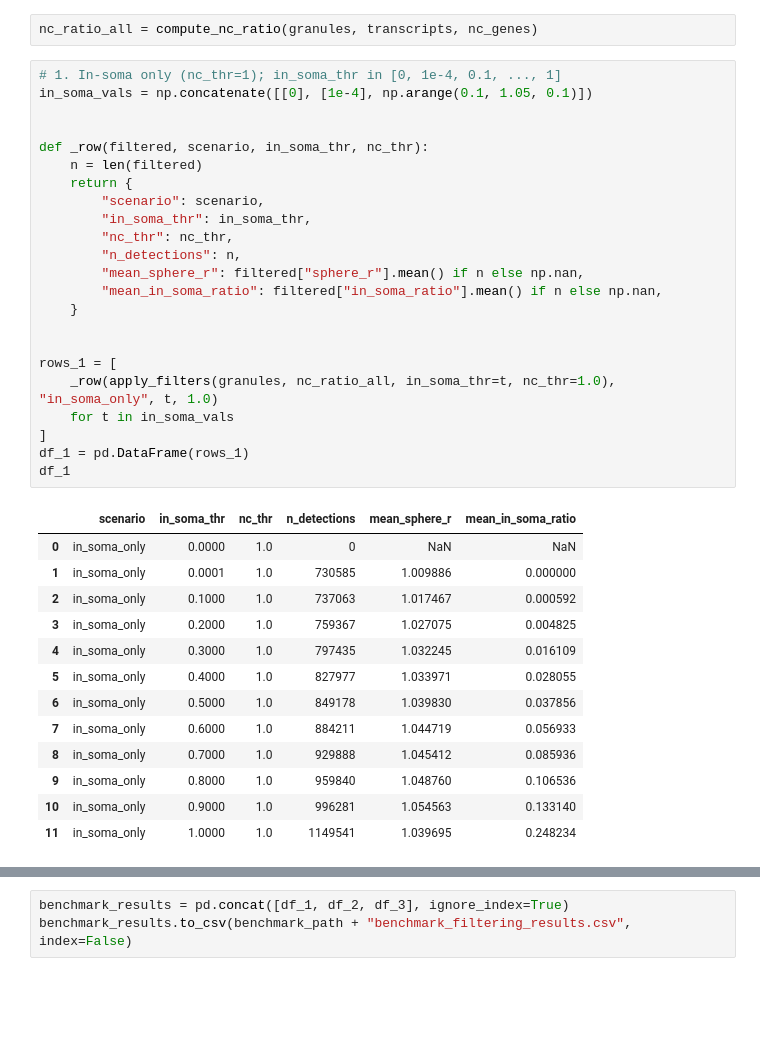
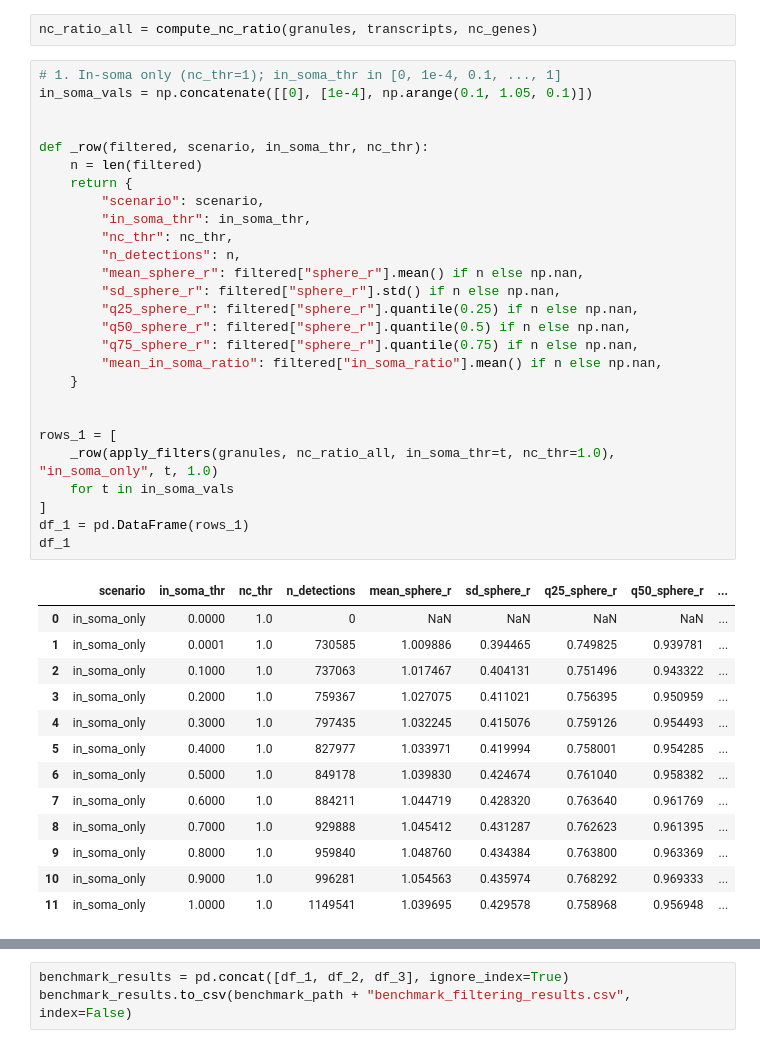
Before and after one commit to chen-yang-yuan/mcDETECT, a Jupyter notebook: code/benchmark/benchmark_filtering.ipynb, the cells around one changed output, grey strips where cells are left out. Cells and saved outputs as stored; diff of their text form; blank space fills up the shorter version.

```diff
--- a/code/benchmark/benchmark_filtering.ipynb
+++ b/code/benchmark/benchmark_filtering.ipynb
@@ -66,40 +66,44 @@ nc_ratio_all = compute_nc_ratio(granules, transcripts, nc_genes)
 # %%
 # 1. In-soma only (nc_thr=1); in_soma_thr in [0, 1e-4, 0.1, ..., 1]
 in_soma_vals = np.concatenate([[0], [1e-4], np.arange(0.1, 1.05, 0.1)])
 
 
 def _row(filtered, scenario, in_soma_thr, nc_thr):
     n = len(filtered)
     return {
         "scenario": scenario,
         "in_soma_thr": in_soma_thr,
         "nc_thr": nc_thr,
         "n_detections": n,
         "mean_sphere_r": filtered["sphere_r"].mean() if n else np.nan,
+        "sd_sphere_r": filtered["sphere_r"].std() if n else np.nan,
+        "q25_sphere_r": filtered["sphere_r"].quantile(0.25) if n else np.nan,
+        "q50_sphere_r": filtered["sphere_r"].quantile(0.5) if n else np.nan,
+        "q75_sphere_r": filtered["sphere_r"].quantile(0.75) if n else np.nan,
         "mean_in_soma_ratio": filtered["in_soma_ratio"].mean() if n else np.nan,
     }
 
 
 rows_1 = [
     _row(apply_filters(granules, nc_ratio_all, in_soma_thr=t, nc_thr=1.0), "in_soma_only", t, 1.0)
     for t in in_soma_vals
 ]
 df_1 = pd.DataFrame(rows_1)
 df_1
 # %% [output]
-|  | scenario | in_soma_thr | nc_thr | n_detections | mean_sphere_r | mean_in_soma_ratio |
-| 0 | in_soma_only | 0.0000 | 1.0 | 0 | NaN | NaN |
-| 1 | in_soma_only | 0.0001 | 1.0 | 730585 | 1.009886 | 0.000000 |
-| 2 | in_soma_only | 0.1000 | 1.0 | 737063 | 1.017467 | 0.000592 |
-| 3 | in_soma_only | 0.2000 | 1.0 | 759367 | 1.027075 | 0.004825 |
-| 4 | in_soma_only | 0.3000 | 1.0 | 797435 | 1.032245 | 0.016109 |
-| 5 | in_soma_only | 0.4000 | 1.0 | 827977 | 1.033971 | 0.028055 |
-| 6 | in_soma_only | 0.5000 | 1.0 | 849178 | 1.039830 | 0.037856 |
-| 7 | in_soma_only | 0.6000 | 1.0 | 884211 | 1.044719 | 0.056933 |
-| 8 | in_soma_only | 0.7000 | 1.0 | 929888 | 1.045412 | 0.085936 |
-| 9 | in_soma_only | 0.8000 | 1.0 | 959840 | 1.048760 | 0.106536 |
-| 10 | in_soma_only | 0.9000 | 1.0 | 996281 | 1.054563 | 0.133140 |
-| 11 | in_soma_only | 1.0000 | 1.0 | 1149541 | 1.039695 | 0.248234 |
+|  | scenario | in_soma_thr | nc_thr | n_detections | mean_sphere_r | sd_sphere_r | q25_sphere_r | q50_sphere_r | ... |
+| 0 | in_soma_only | 0.0000 | 1.0 | 0 | NaN | NaN | NaN | NaN | ... |
+| 1 | in_soma_only | 0.0001 | 1.0 | 730585 | 1.009886 | 0.394465 | 0.749825 | 0.939781 | ... |
+| 2 | in_soma_only | 0.1000 | 1.0 | 737063 | 1.017467 | 0.404131 | 0.751496 | 0.943322 | ... |
+| 3 | in_soma_only | 0.2000 | 1.0 | 759367 | 1.027075 | 0.411021 | 0.756395 | 0.950959 | ... |
+| 4 | in_soma_only | 0.3000 | 1.0 | 797435 | 1.032245 | 0.415076 | 0.759126 | 0.954493 | ... |
+| 5 | in_soma_only | 0.4000 | 1.0 | 827977 | 1.033971 | 0.419994 | 0.758001 | 0.954285 | ... |
+| 6 | in_soma_only | 0.5000 | 1.0 | 849178 | 1.039830 | 0.424674 | 0.761040 | 0.958382 | ... |
+| 7 | in_soma_only | 0.6000 | 1.0 | 884211 | 1.044719 | 0.428320 | 0.763640 | 0.961769 | ... |
+| 8 | in_soma_only | 0.7000 | 1.0 | 929888 | 1.045412 | 0.431287 | 0.762623 | 0.961395 | ... |
+| 9 | in_soma_only | 0.8000 | 1.0 | 959840 | 1.048760 | 0.434384 | 0.763800 | 0.963369 | ... |
+| 10 | in_soma_only | 0.9000 | 1.0 | 996281 | 1.054563 | 0.435974 | 0.768292 | 0.969333 | ... |
+| 11 | in_soma_only | 1.0000 | 1.0 | 1149541 | 1.039695 | 0.429578 | 0.758968 | 0.956948 | ... |
 # %%
 # 2. NC only (in_soma_thr=1); nc_thr in [0, 0.1, ..., 1]
 nc_vals = np.arange(0, 1.05, 0.1)
```
Also changed, not shown: parts of 2 cells of this notebook, 7 other files.
